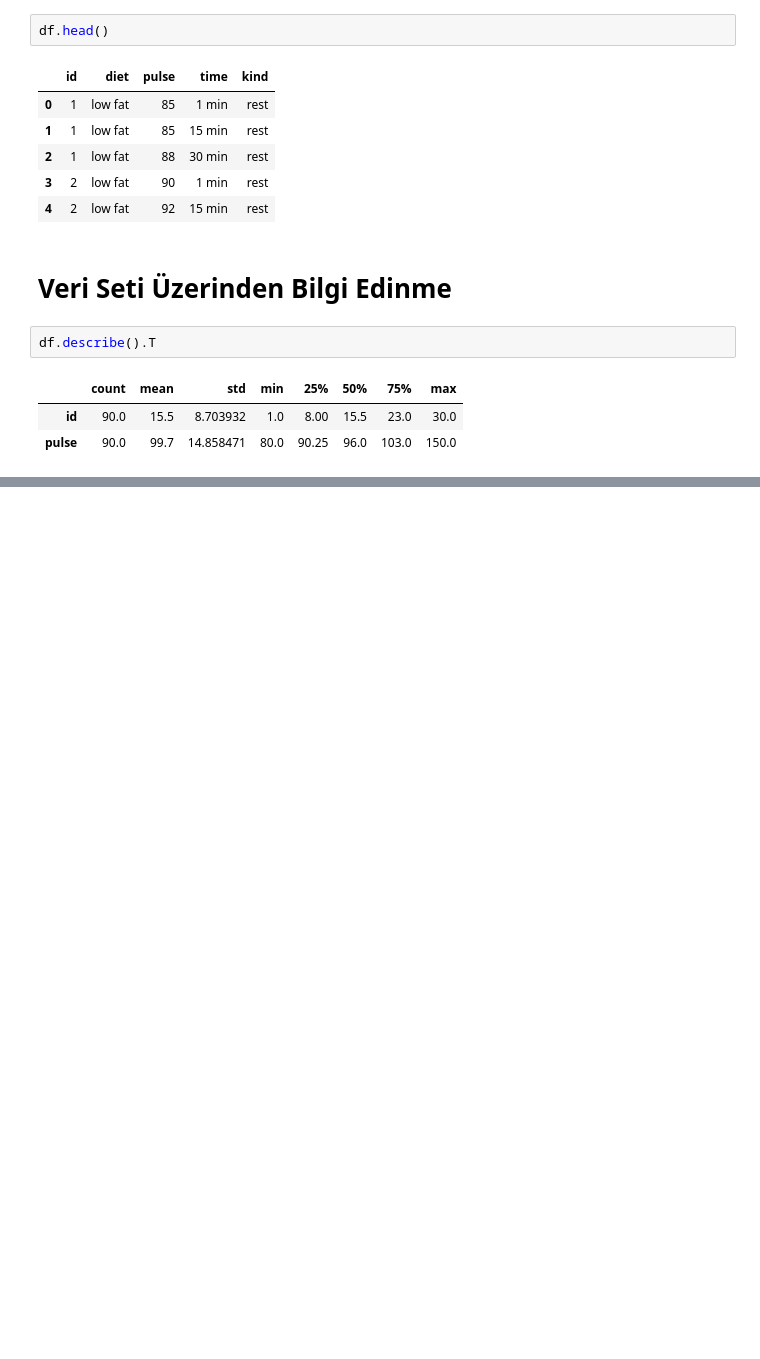
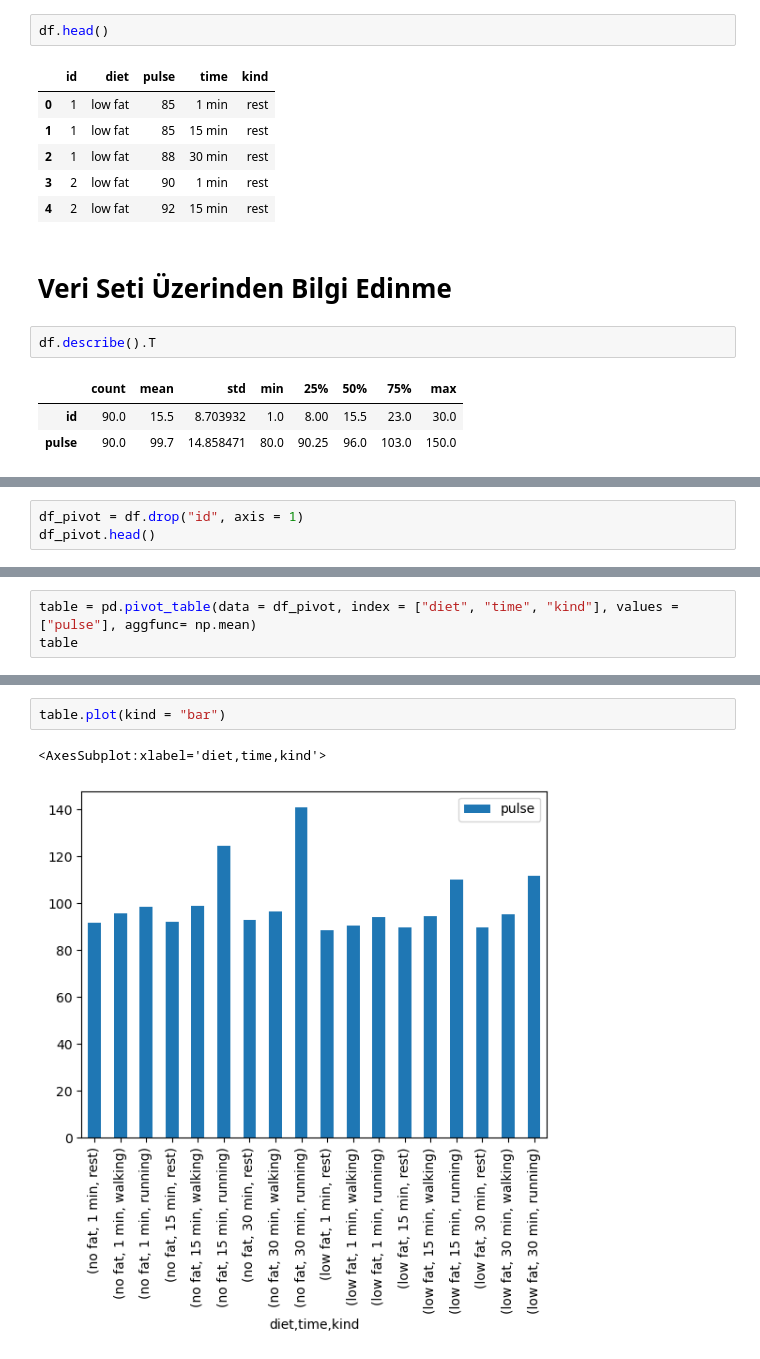
Before and after one commit to osmanpampal28/seaborn_library, a Jupyter notebook: exercise.ipynb, the cells around one changed output, grey strips where cells are left out. Saved outputs shown, nothing was run; the diff lists cells and outputs as text; blank space fills up the shorter version.

```diff
--- a/exercise.ipynb
+++ b/exercise.ipynb
@@ -50,0 +93,3 @@ df.describe().T
+# %%
+df_pivot = df.drop("id", axis = 1)
+df_pivot.head()
@@ -50,0 +173,3 @@ df.describe().T
+# %%
+table = pd.pivot_table(data = df_pivot, index = ["diet", "time", "kind"], values = ["pulse"], aggfunc= np.mean)
+table
@@ -50,0 +195,5 @@ df.describe().T
+# %%
+table.plot(kind = "bar")
+# %% [output]
+<AxesSubplot:xlabel='diet,time,kind'>
+[figure, added]
```
Also changed, not shown: parts of 84 cells of this notebook.
